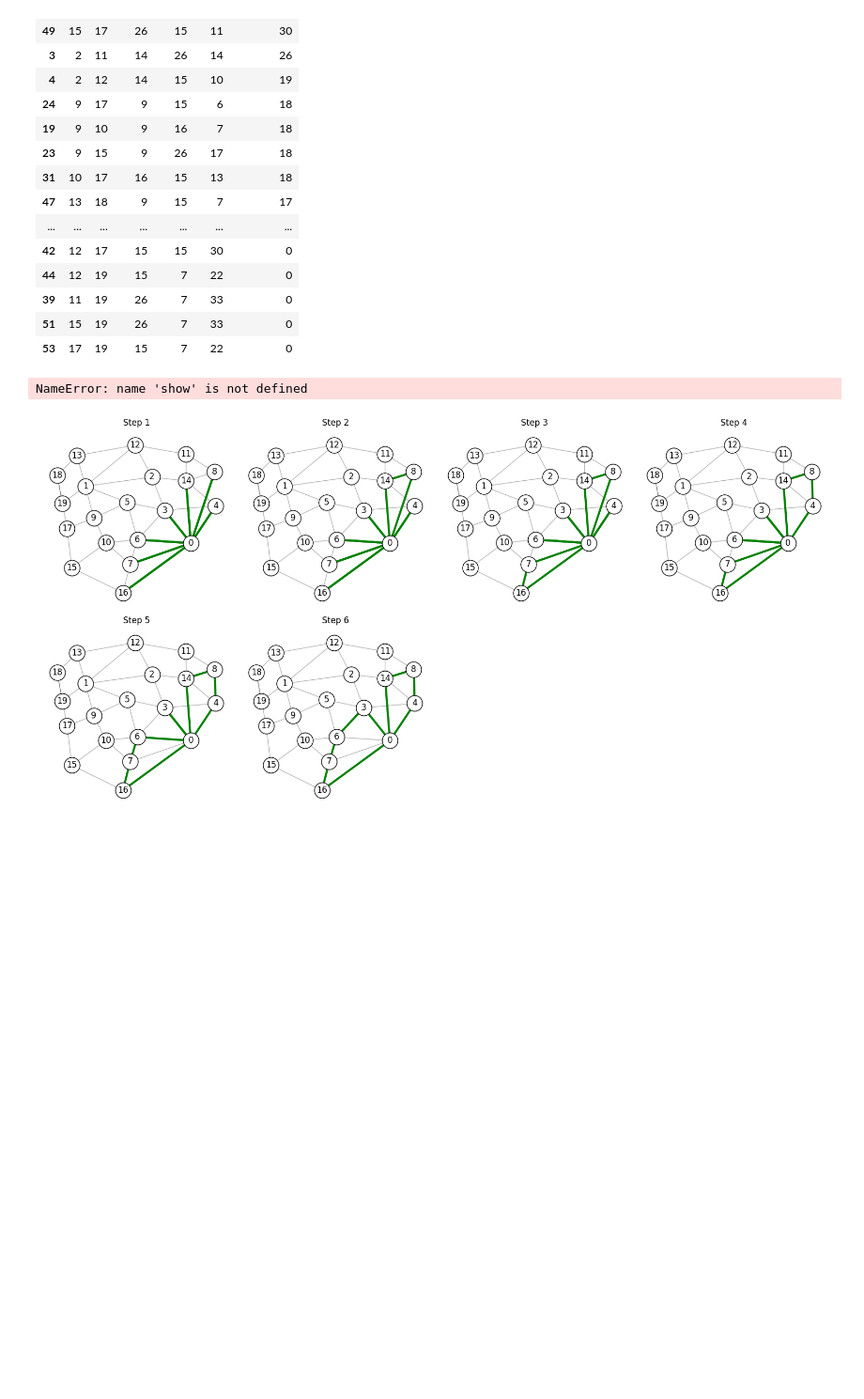
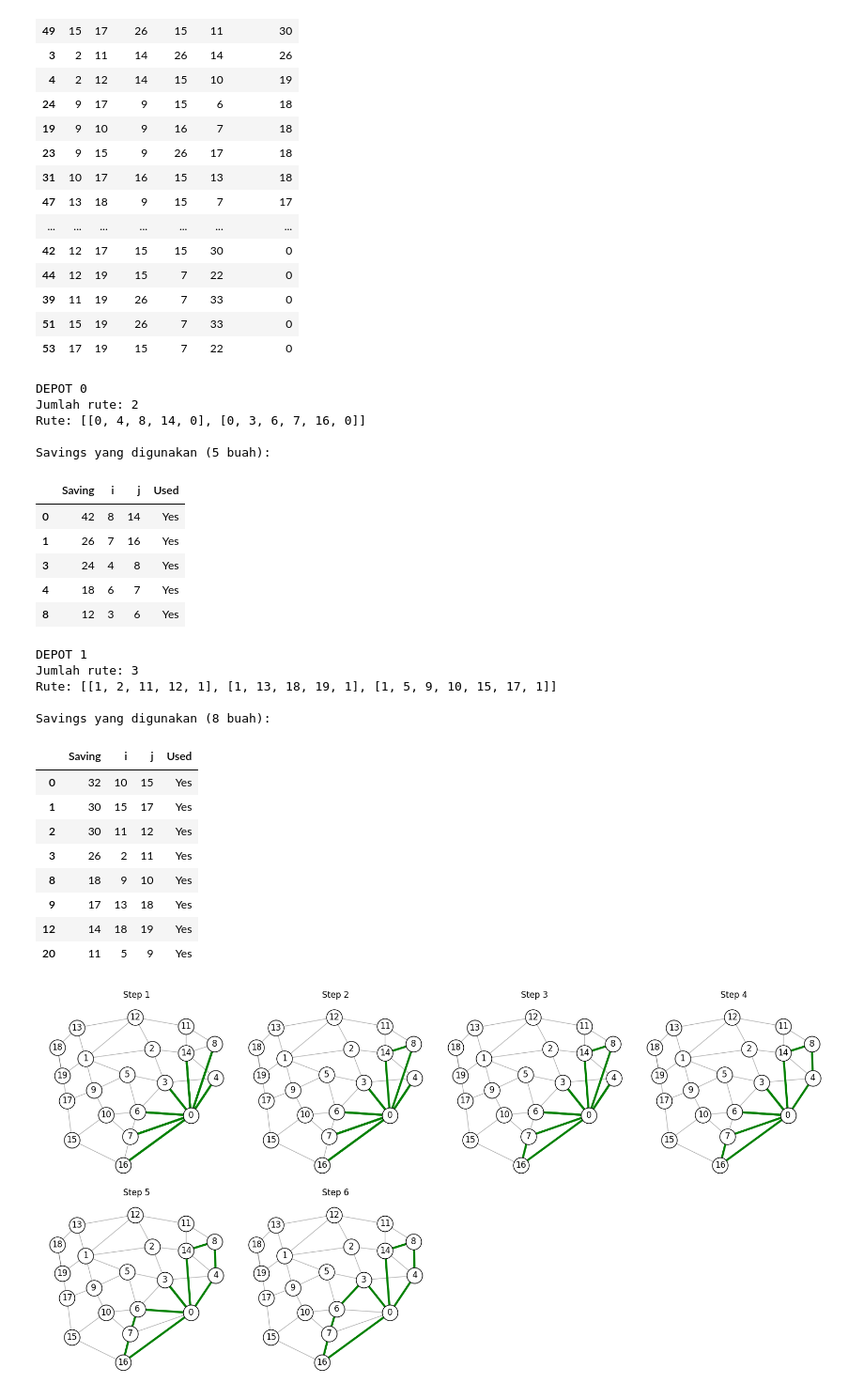
Before and after one commit to ahmdlka/Multi-Depot-Vehicle-Routing-Problem-with-Clarke-Wright-Algorithm, a Jupyter notebook: mdvrp.ipynb, the cells around one changed output. Shown: that part at 94% size. Cells and saved outputs as stored; diff of their text form; code cells hidden in the pictures; blank space fills up the shorter version.

```diff
--- a/mdvrp.ipynb
+++ b/mdvrp.ipynb
@@ -379,35 +379,63 @@ def visualize_steps(G, pos, progress, color="red"):
         nx.draw_networkx_labels(G, pos)
         nx.draw_networkx_edges(G, pos, alpha=0.3)
         nx.draw_networkx_edges(G, pos, edgelist=edges_step, edge_color=color, width=3)
         plt.title(f"Step {step+1}")
         plt.axis("off")
 
     plt.tight_layout()
     plt.show()
 
 def savings_table(savings, used_savings):
     df = pd.DataFrame(savings, columns=["Saving", "i", "j"])
     df["Used"] = "No"
 
     used_set = {(i,j,S) for (S,i,j) in used_savings}
 
     df["Used"] = df.apply(lambda row:
                           "Yes" if (row["i"], row["j"], row["Saving"]) in
                           {(i,j,S) for (S,i,j) in used_savings}
                           else "No", axis=1)
 
     df = df.sort_values(by="Saving", ascending=False).reset_index(drop=True)
     return df
 
 for d in depot:
     routes, progress, savings, used_savings = clarke_wright(dist, demands, capacity, d, group[d])
 
     df_saving = savings_table(savings, used_savings)
 
     df_used = df_saving[df_saving["Used"] == "Yes"].sort_values(by="Saving", ascending=False)
-    df_used
+    print(f"DEPOT {d}")
+    print(f"Jumlah rute: {len(routes)}")
+    print(f"Rute: {routes}")
+    print(f"\nSavings yang digunakan ({len(df_used)} buah):")
+    display(df_used)
 # %% [output]
-NameError: name 'show' is not defined
+DEPOT 0
+Jumlah rute: 2
+Rute: [[0, 4, 8, 14, 0], [0, 3, 6, 7, 16, 0]]
+
+Savings yang digunakan (5 buah):
+|  | Saving | i | j | Used |
+| 0 | 42 | 8 | 14 | Yes |
+| 1 | 26 | 7 | 16 | Yes |
+| 3 | 24 | 4 | 8 | Yes |
+| 4 | 18 | 6 | 7 | Yes |
+| 8 | 12 | 3 | 6 | Yes |
+DEPOT 1
+Jumlah rute: 3
+Rute: [[1, 2, 11, 12, 1], [1, 13, 18, 19, 1], [1, 5, 9, 10, 15, 17, 1]]
+
+Savings yang digunakan (8 buah):
+|  | Saving | i | j | Used |
+| 0 | 32 | 10 | 15 | Yes |
+| 1 | 30 | 15 | 17 | Yes |
+| 2 | 30 | 11 | 12 | Yes |
+| 3 | 26 | 2 | 11 | Yes |
+| 8 | 18 | 9 | 10 | Yes |
+| 9 | 17 | 13 | 18 | Yes |
+| 12 | 14 | 18 | 19 | Yes |
+| 20 | 11 | 5 | 9 | Yes |
 # %%
 for d in depot:
     routes, progress, savings, used_savings = clarke_wright(dist, demands, capacity, d, group[d])
```
Also changed, not shown: parts of 1 cell of this notebook.
